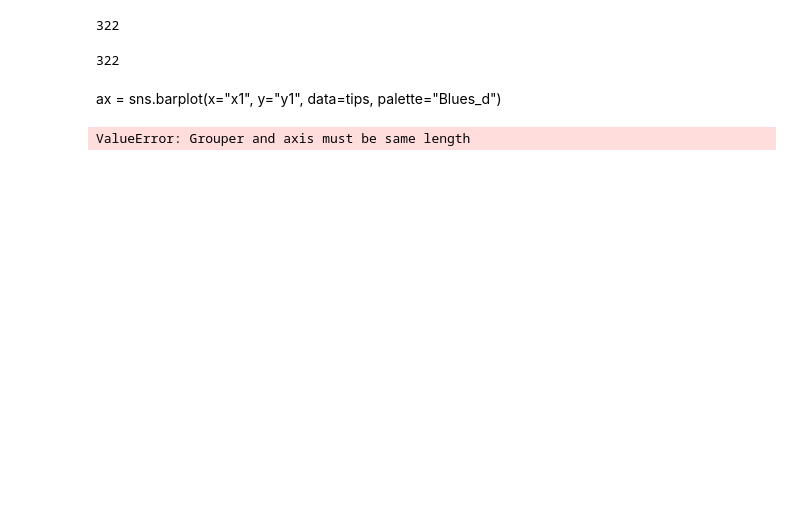
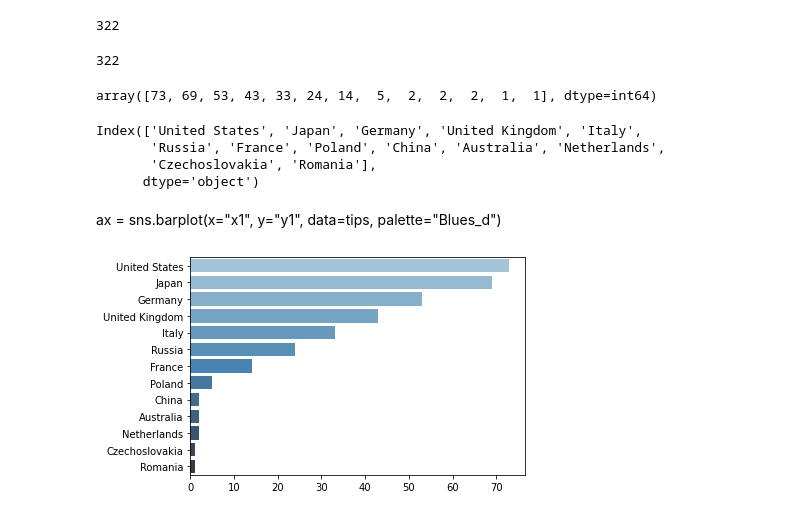
Before and after one commit to JuiceSolution/WWII_Airplaine_Analysis, a Jupyter notebook: WWII_Airplane.ipynb, the cells around one changed output. Cells and saved outputs as stored; diff of their text form; code cells hidden in the pictures; blank space fills up the shorter version.

```diff
--- a/WWII_Airplane.ipynb
+++ b/WWII_Airplane.ipynb
@@ -64,8 +95,21 @@ Aircraft_per_country.values
+# %%
+# values attribute call values
+Aircraft_per_country.values
+# %% [output]
+array([73, 69, 53, 43, 33, 24, 14,  5,  2,  2,  2,  1,  1], dtype=int64)
+# %%
+# index attribute call the labels according to the values
+Aircraft_per_country.index
+# %% [output]
+Index(['United States', 'Japan', 'Germany', 'United Kingdom', 'Italy',
+       'Russia', 'France', 'Poland', 'China', 'Australia', 'Netherlands',
+       'Czechoslovakia', 'Romania'],
+      dtype='object')
 # %% [markdown]
 ax = sns.barplot(x="x1", y="y1", data=tips,
                  palette="Blues_d")
 # %%
-ax = sns.barplot(x=x1, y=y1,
+ax = sns.barplot(x=Aircraft_per_country.values, y=Aircraft_per_country.index,
                  palette="Blues_d")
 # %% [output]
-ValueError: Grouper and axis must be same length
+[figure, added]
```
Also changed, not shown: parts of 9 cells of this notebook, 1 other file.
